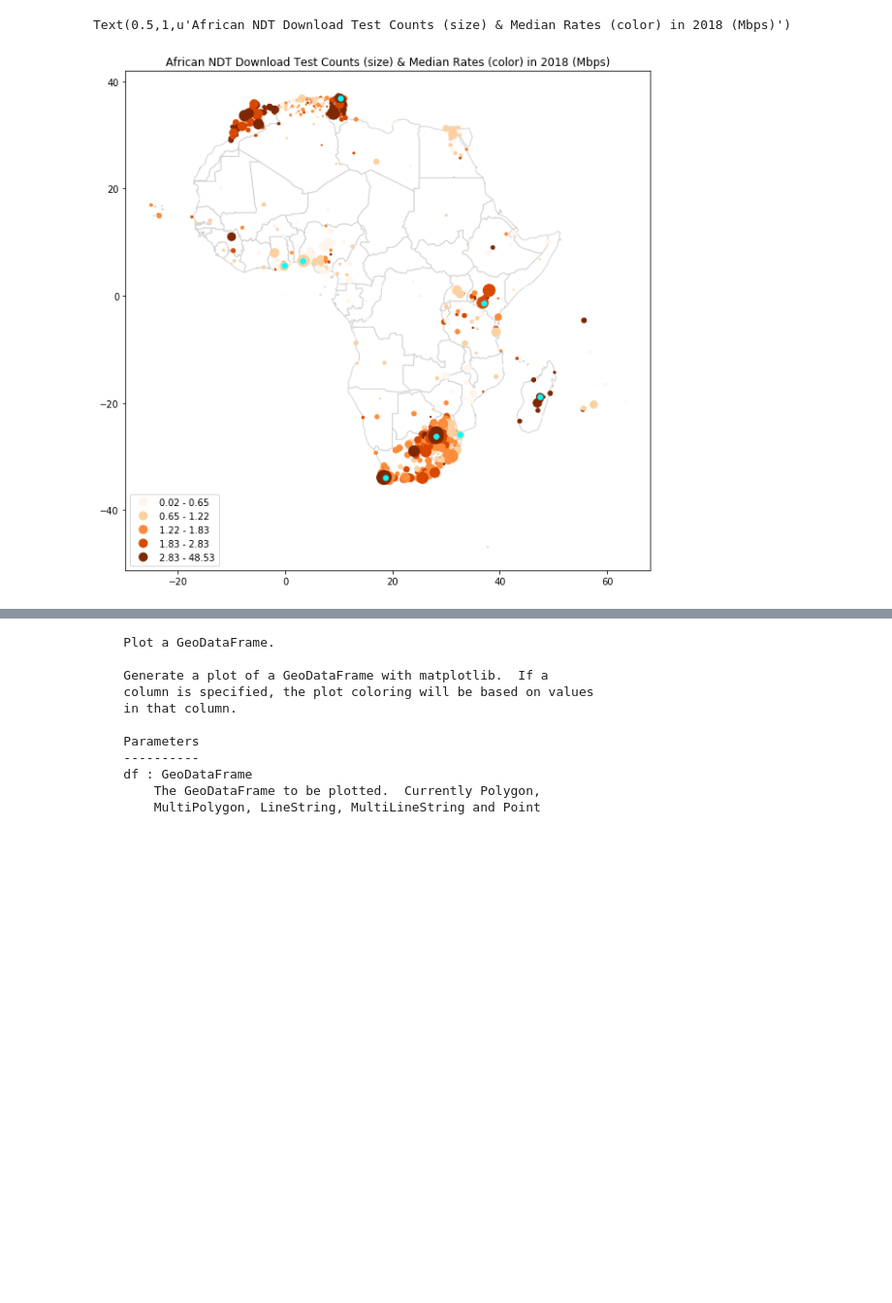
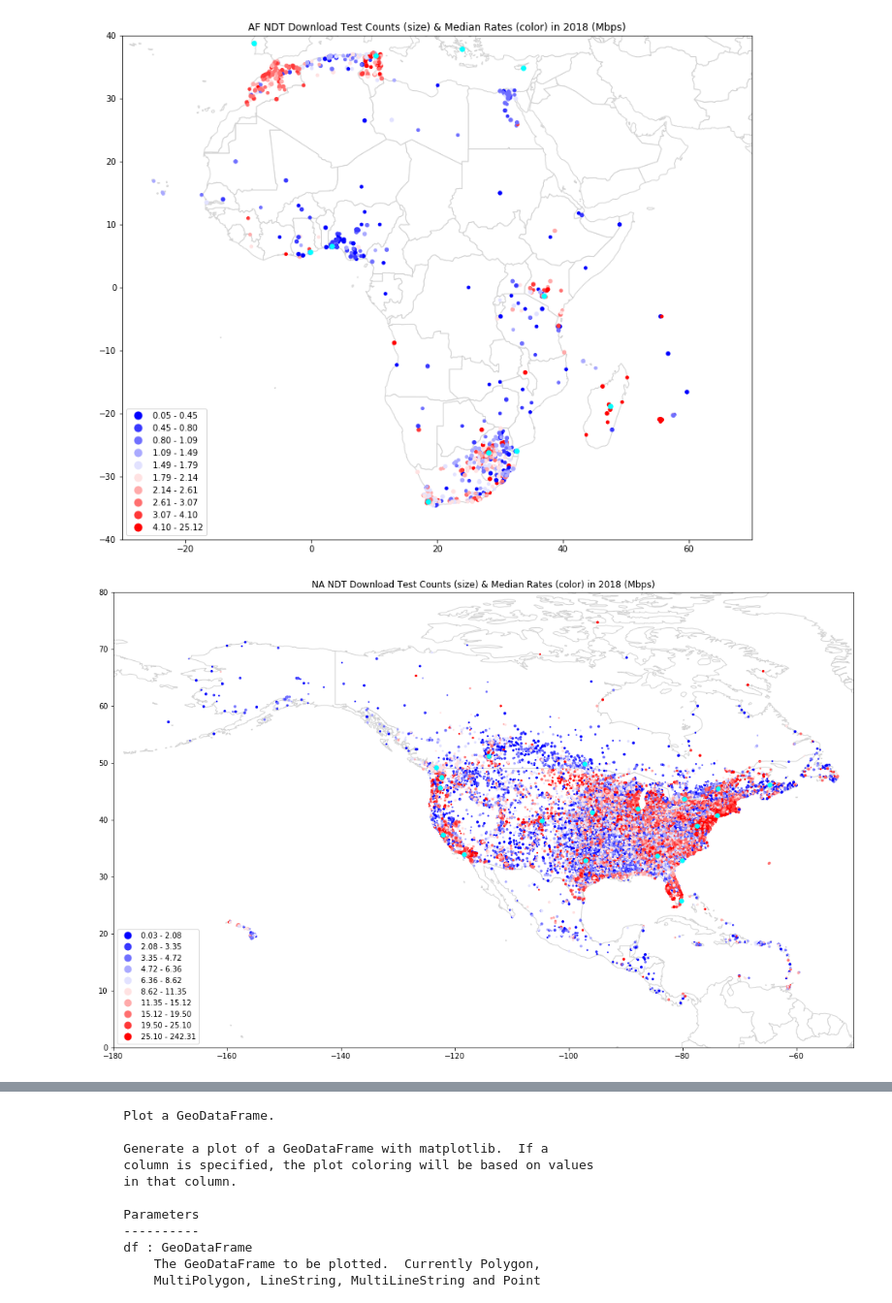
Before and after one commit to stephen-soltesz/ipython-testing, a Jupyter notebook: africa-clients-geolocation.ipynb, the cells around one changed output, grey strips where cells are left out. Shown at 97% size. Saved outputs shown, nothing was run; the diff lists cells and outputs as text; code cells hidden in the pictures; blank space fills up the shorter version.

Commit message:
Show every continent

```diff
--- a/africa-clients-geolocation.ipynb
+++ b/africa-clients-geolocation.ipynb
@@ -32,6 +32,15 @@ colors = 10
 
 # Default figure size. W x H.
 figsize = (16, 10)
+
+
+windows = {
+    'NA': ((-180, -50), (0, 80)),
+    'AF': ((-30, 70), (-40, 40)),
+    'OC': ((100, 180), (-50, 0)),
+    'AS': ((20, 180), (-20, 50)),
+    'EU': ((-20, 50), (30, 75)),
+    'SA': ((-100, -30), (-60, 20))}
 # %%
 # Depends on: pip install --upgrade google-cloud-bigquery
 from google.cloud import bigquery
@@ -121,8 +130,8 @@ FROM (
   FROM
     `measurement-lab.ndt.base`
   WHERE
-        TIMESTAMP_TRUNC(log_time, DAY) >= TIMESTAMP("2018-01-01")
-    AND connection_spec.client_geolocation.continent_code IN ("AF")
+        TIMESTAMP_TRUNC(log_time, DAY) >= TIMESTAMP("2018-10-01")
+    -- AND connection_spec.client_geolocation.continent_code IN ("AF")
     -- Basic test quality filters for safe division.
     AND web100_log_entry.snap.Duration > 0
     AND (web100_log_entry.snap.SndLimTimeRwin +
@@ -155,7 +164,7 @@ rates_df.sample(5)
 # %%
 rates_df['Coordinates'] = list(zip(rates_df.longitude, rates_df.latitude))
 rates_df['Coordinates'] = rates_df['Coordinates'].apply(geometry.Point)
-rates_df['markersize'] = rates_df['value_tests'].apply(math.log10) * rates_df['value_tests'].apply(math.log10) * rates_df['value_tests'].apply(math.log10)
+rates_df['markersize'] = rates_df['value_tests'].apply(math.log10).apply(lambda x: math.pow(x, 3))
 rates_df['download_mbps'] = rates_df['value_download_median_rate'] / 1e6
 
 gdf = gpd.GeoDataFrame(rates_df, geometry='Coordinates')
@@ -170,9 +179,16 @@ gdf.sample(5)
 # %%
-ax0 = africa.plot(column='default', color='white', edgecolor='lightgrey', figsize=figsize)
-ax1 = gdf.plot(ax=ax0, column='download_mbps', figsize=figsize, cmap='Oranges', scheme='Quantiles',
-               k=5, markersize=gdf['markersize'], legend=True, legend_kwds={"loc": 3},)
-africa_locations.plot(ax=ax1, color='Cyan', markersize=30)
-ax1.set_title('African NDT Download Test Counts (size) & Median Rates (color) in 2018 (Mbps)')
+for cont, ((lon_min, lon_max), (lat_min, lat_max)) in windows.iteritems():
+    ax0 = globe.plot(column='default', color='white', figsize=(19, 10), edgecolor='lightgrey') # , figsize=figsize)
+    ax1 = gdf[gdf.continent_code == cont].plot(
+        ax=ax0, column='download_mbps', figsize=(19, 10),
+        cmap='bwr', scheme='Quantiles', k=10,
+        markersize=gdf[gdf.country_code == cont]['markersize'], legend=True, legend_kwds={"loc": 3},)
+    all_locations.plot(ax=ax1, color='Cyan', markersize=30)
+    ax1.set_title('%s NDT Download Test Counts (size) & Median Rates (color) in 2018 (Mbps)' % cont)
+    ax1.set_xbound(lon_min, lon_max)
+    ax1.set_ybound(lat_min, lat_max)
+    ax1.get_figure().tight_layout(rect=[0, 0.03, 1, 0.95])
+#print dir(ax1)
 # %% [output]
-Text(0.5,1,u'African NDT Download Test Counts (size) & Median Rates (color) in 2018 (Mbps)')
-[figure, old version]
+[figure, new version]
+[figure, added]
```
Also changed, not shown: parts of 5 cells of this notebook.
